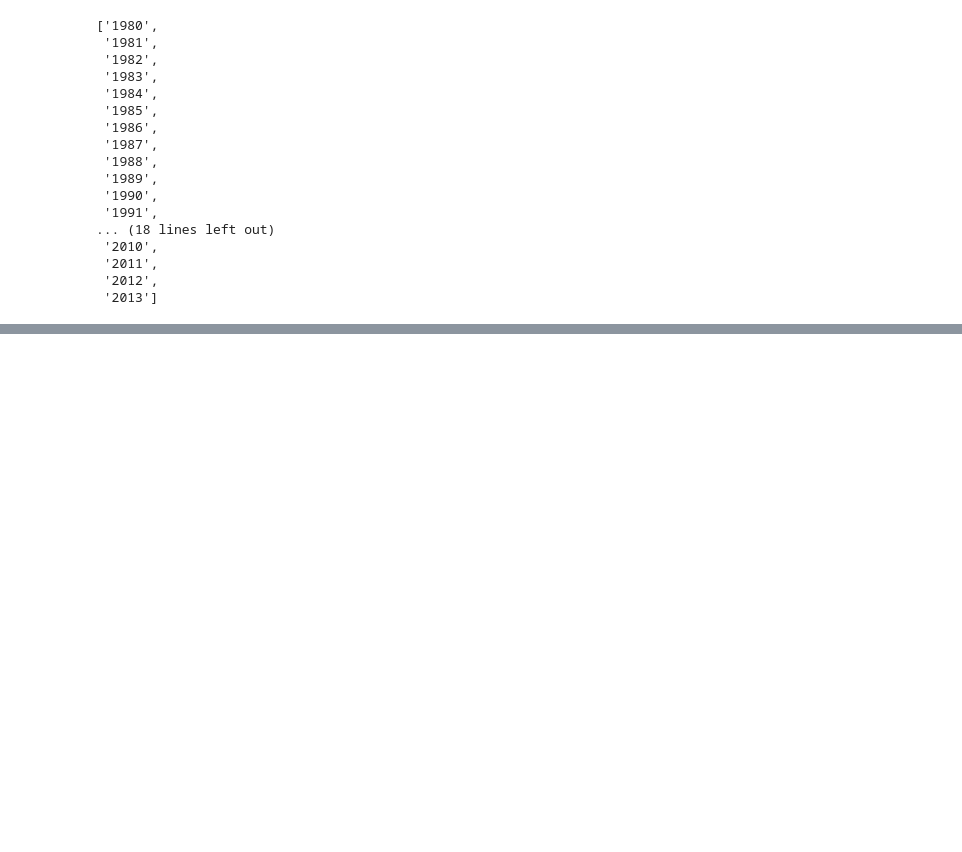
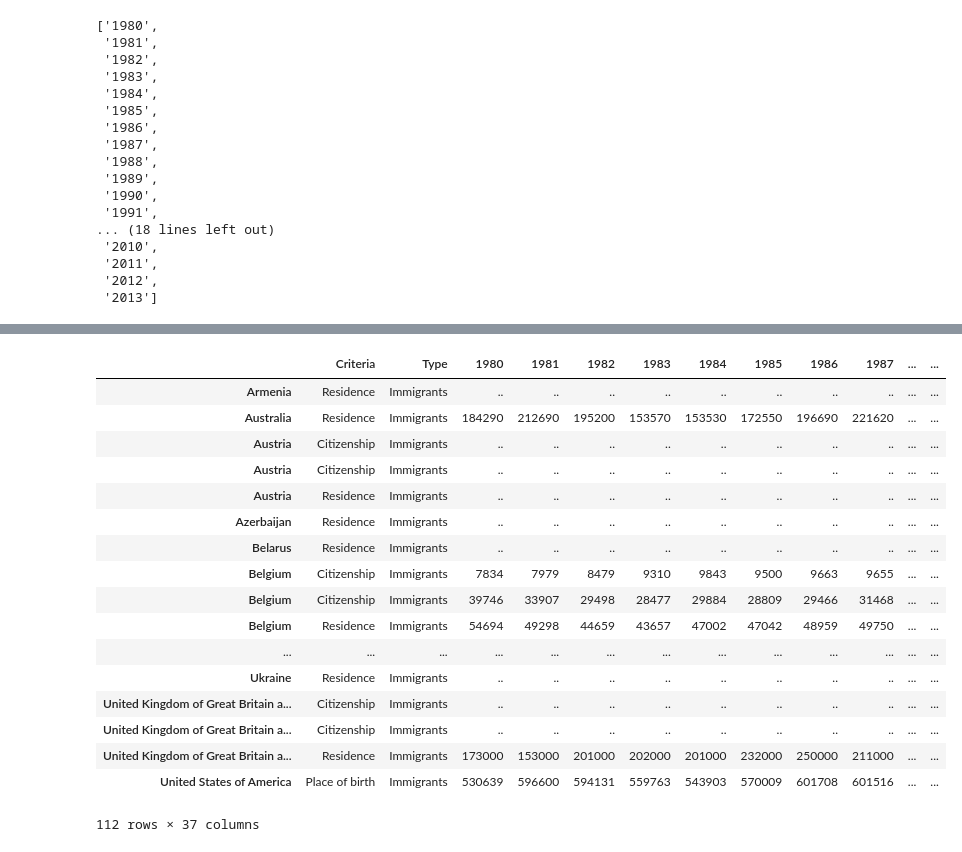
Before and after one commit to AmmaraRazzaq/dataVisualization_with_Python, a Jupyter notebook: Matplotlib.ipynb, the cells around one changed output, grey strips where cells are left out. Cells and saved outputs as stored; diff of their text form; code cells hidden in the pictures; blank space fills up the shorter version.

Commit message:
Filter by Passing multiple criteria in the same line

```diff
--- a/Matplotlib.ipynb
+++ b/Matplotlib.ipynb
@@ -304,0 +301,3 @@ KeyError: 'Country'
+# %%
+condition = df['Type'] == 'Immigrants'
+condition
@@ -304,0 +322,21 @@ KeyError: 'Country'
+# %%
+df[condition]
+# %% [output]
+|  | Criteria | Type | 1980 | 1981 | 1982 | 1983 | 1984 | 1985 | 1986 | 1987 | ... | ... |
+| Armenia | Residence | Immigrants | .. | .. | .. | .. | .. | .. | .. | .. | ... | ... |
+| Australia | Residence | Immigrants | 184290 | 212690 | 195200 | 153570 | 153530 | 172550 | 196690 | 221620 | ... | ... |
+| Austria | Citizenship | Immigrants | .. | .. | .. | .. | .. | .. | .. | .. | ... | ... |
+| Austria | Citizenship | Immigrants | .. | .. | .. | .. | .. | .. | .. | .. | ... | ... |
+| Austria | Residence | Immigrants | .. | .. | .. | .. | .. | .. | .. | .. | ... | ... |
+| Azerbaijan | Residence | Immigrants | .. | .. | .. | .. | .. | .. | .. | .. | ... | ... |
+| Belarus | Residence | Immigrants | .. | .. | .. | .. | .. | .. | .. | .. | ... | ... |
+| Belgium | Citizenship | Immigrants | 7834 | 7979 | 8479 | 9310 | 9843 | 9500 | 9663 | 9655 | ... | ... |
+| Belgium | Citizenship | Immigrants | 39746 | 33907 | 29498 | 28477 | 29884 | 28809 | 29466 | 31468 | ... | ... |
+| Belgium | Residence | Immigrants | 54694 | 49298 | 44659 | 43657 | 47002 | 47042 | 48959 | 49750 | ... | ... |
+| ... | ... | ... | ... | ... | ... | ... | ... | ... | ... | ... | ... | ... |
+| Ukraine | Residence | Immigrants | .. | .. | .. | .. | .. | .. | .. | .. | ... | ... |
+| United Kingdom of Great Britain a... | Citizenship | Immigrants | .. | .. | .. | .. | .. | .. | .. | .. | ... | ... |
+| United Kingdom of Great Britain a... | Citizenship | Immigrants | .. | .. | .. | .. | .. | .. | .. | .. | ... | ... |
+| United Kingdom of Great Britain a... | Residence | Immigrants | 173000 | 153000 | 201000 | 202000 | 201000 | 232000 | 250000 | 211000 | ... | ... |
+| United States of America | Place of birth | Immigrants | 530639 | 596600 | 594131 | 559763 | 543903 | 570009 | 601708 | 601516 | ... | ... |
+112 rows × 37 columns
```
Also changed, not shown: parts of 3 cells of this notebook.
